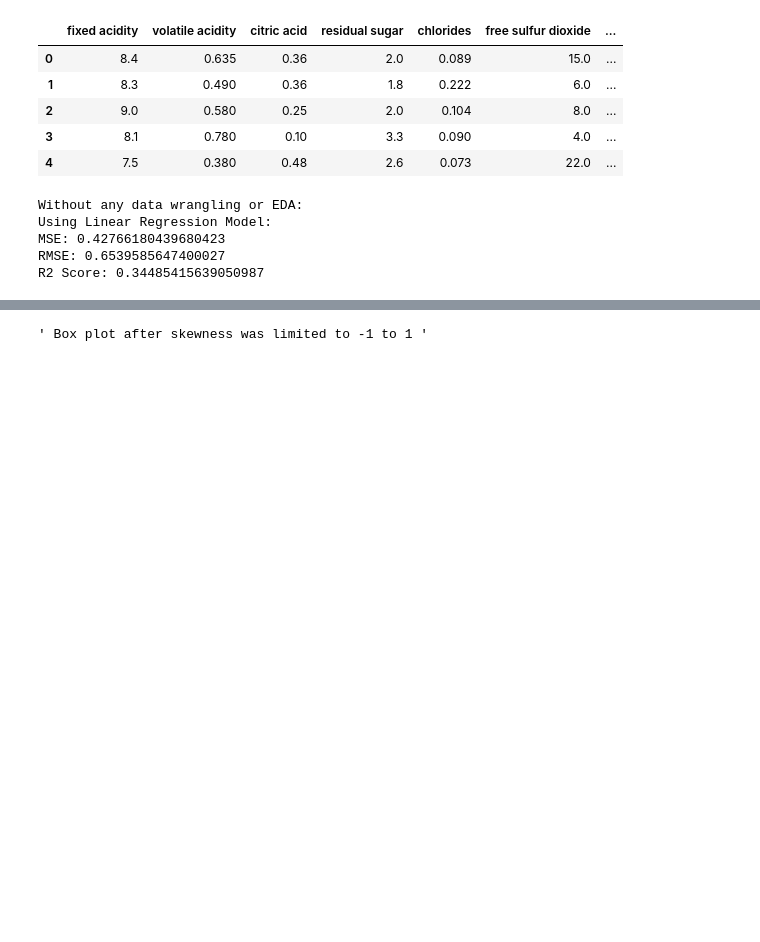
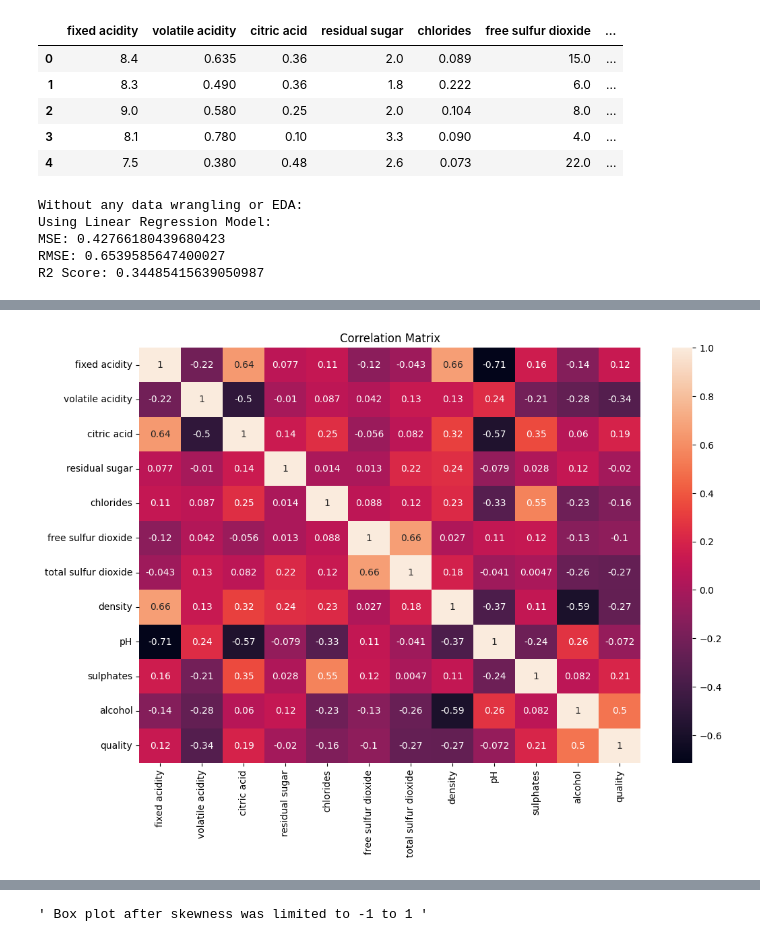
Before and after one commit to BenitShrestha/AI-Projects, a Jupyter notebook: Regression_Challenge/main.ipynb, the cells around one changed output, grey strips where cells are left out. Saved outputs shown, nothing was run; the diff lists cells and outputs as text; code cells hidden in the pictures; blank space fills up the shorter version.

```diff
--- a/Regression_Challenge/main.ipynb
+++ b/Regression_Challenge/main.ipynb
@@ -96,0 +108,4 @@ def box_plot_all(df, data):
+# %%
+heat_map(df_validation)
+# %% [output]
+[figure, added]
```
Also changed, not shown: parts of 37 cells of this notebook.
